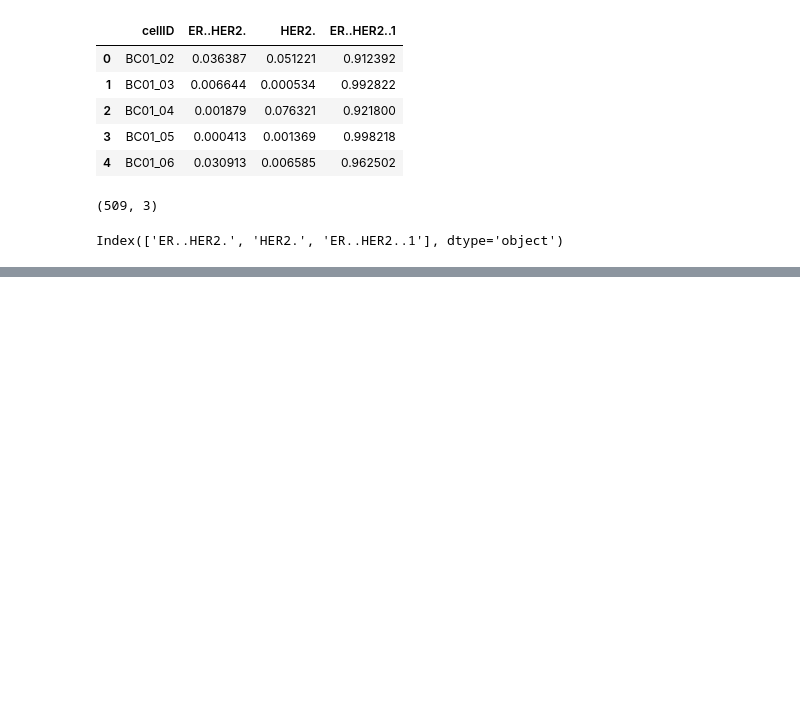
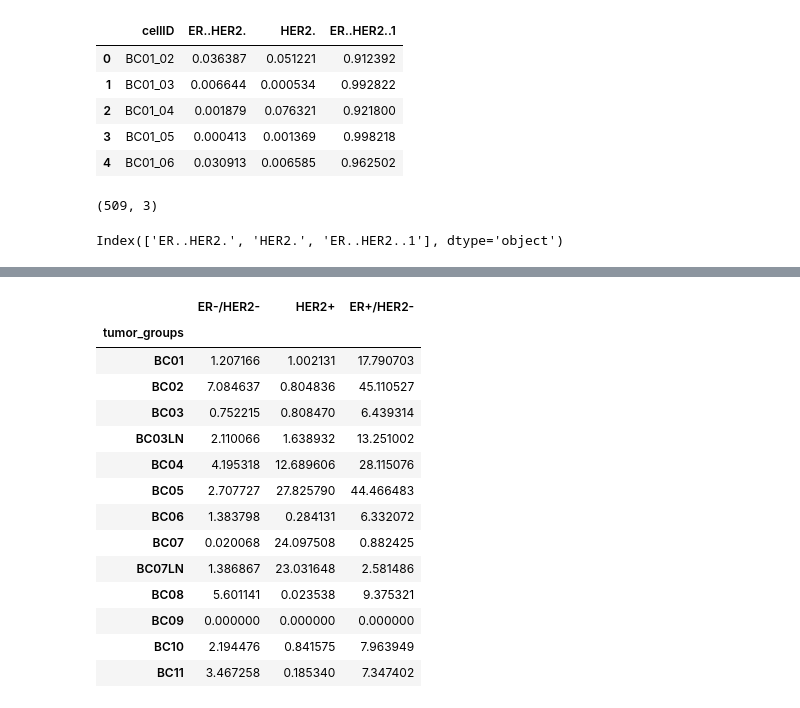
Before and after one commit to KyriakosPsa/BreastCancer-SingleCell, a Jupyter notebook: preprocessing_spyr.ipynb, the cells around one changed output, grey strips where cells are left out. Drawn from its saved outputs; the diff is of its cells as text; code cells hidden in the pictures; blank space fills up the shorter version.

```diff
--- a/preprocessing_spyr.ipynb
+++ b/preprocessing_spyr.ipynb
@@ -811,0 +812,19 @@ piechart_df.head()
+# %%
+grouped_df = piechart_df.groupby('tumor_groups').sum()
+grouped_df.head(13)
+# %% [output]
+|  | ER-/HER2- | HER2+ | ER+/HER2- |
+| tumor_groups |  |  |  |
+| BC01 | 1.207166 | 1.002131 | 17.790703 |
+| BC02 | 7.084637 | 0.804836 | 45.110527 |
+| BC03 | 0.752215 | 0.808470 | 6.439314 |
+| BC03LN | 2.110066 | 1.638932 | 13.251002 |
+| BC04 | 4.195318 | 12.689606 | 28.115076 |
+| BC05 | 2.707727 | 27.825790 | 44.466483 |
+| BC06 | 1.383798 | 0.284131 | 6.332072 |
+| BC07 | 0.020068 | 24.097508 | 0.882425 |
+| BC07LN | 1.386867 | 23.031648 | 2.581486 |
+| BC08 | 5.601141 | 0.023538 | 9.375321 |
+| BC09 | 0.000000 | 0.000000 | 0.000000 |
+| BC10 | 2.194476 | 0.841575 | 7.963949 |
+| BC11 | 3.467258 | 0.185340 | 7.347402 |
```
Also changed, not shown: parts of 15 cells of this notebook.
